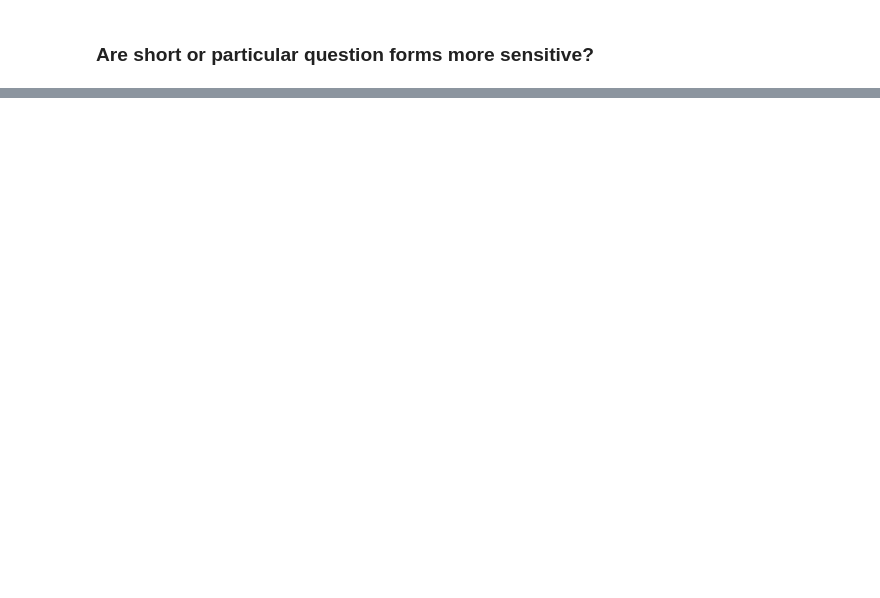
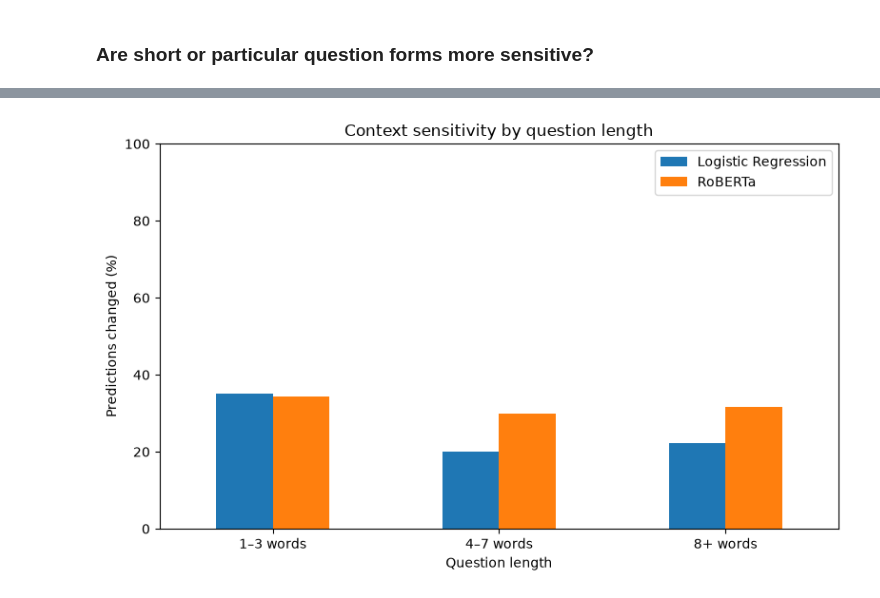
Before and after one commit to elisabeihofer-boop/ml2-final-project, a Jupyter notebook: notebooks/qualitative_analysis.ipynb, the cells around one changed output, grey strips where cells are left out. Drawn from its saved outputs; the diff is of its cells as text; code cells hidden in the pictures; blank space fills up the shorter version.

```diff
--- a/notebooks/qualitative_analysis.ipynb
+++ b/notebooks/qualitative_analysis.ipynb
@@ -251,0 +484,24 @@ Input distribution shift: due to fine-tuning with context?
+# %%
+# investigating question length and prediction changes
+
+df["question_length"] = df["question_lr"].str.split().str.len()
+
+df["length_group"] = pd.cut(
+    df["question_length"],
+    bins=[0, 3, 7, float("inf")],
+    labels=["1–3 words", "4–7 words", "8+ words"]
+)
+
+length_results = df.groupby(
+    "length_group", observed=True
+).agg(
+    n=("id", "count"),
+    lr_changes=("lr_changed", "sum"),
+    lr_rate=("lr_changed", "mean"),
+    roberta_changes=("roberta_changed", "sum"),
+    roberta_rate=("roberta_changed", "mean")
+)
+
+length_results[["lr_rate", "roberta_rate"]] *= 100
+
+display(length_results.round(1))
@@ -251,0 +514,18 @@ Input distribution shift: due to fine-tuning with context?
+# %%
+# visualization
+
+length_results[["lr_rate", "roberta_rate"]].plot(
+    kind="bar",
+    figsize=(8, 5)
+)
+
+plt.title("Context sensitivity by question length")
+plt.xlabel("Question length")
+plt.ylabel("Predictions changed (%)")
+plt.xticks(rotation=0)
+plt.legend(["Logistic Regression", "RoBERTa"])
+plt.ylim(0, 100)
+plt.tight_layout()
+plt.show()
+# %% [output]
+[figure, added]
```
Also changed, not shown: parts of 34 cells of this notebook, 2 other files.
